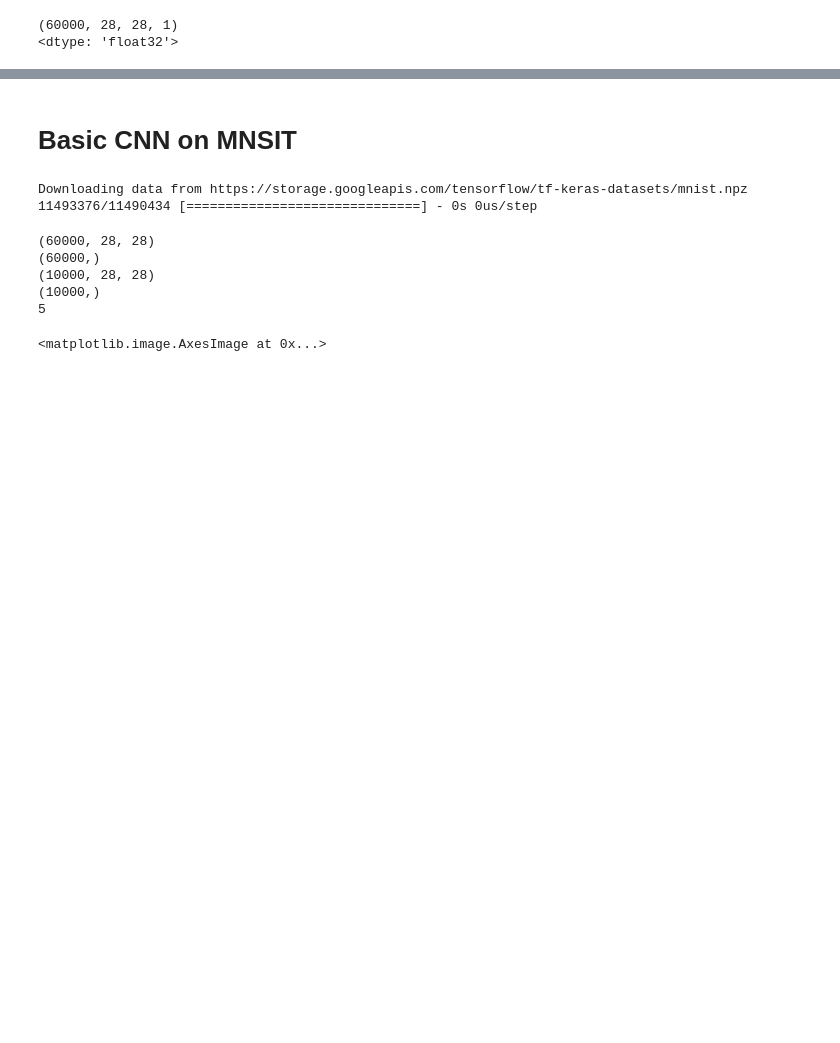
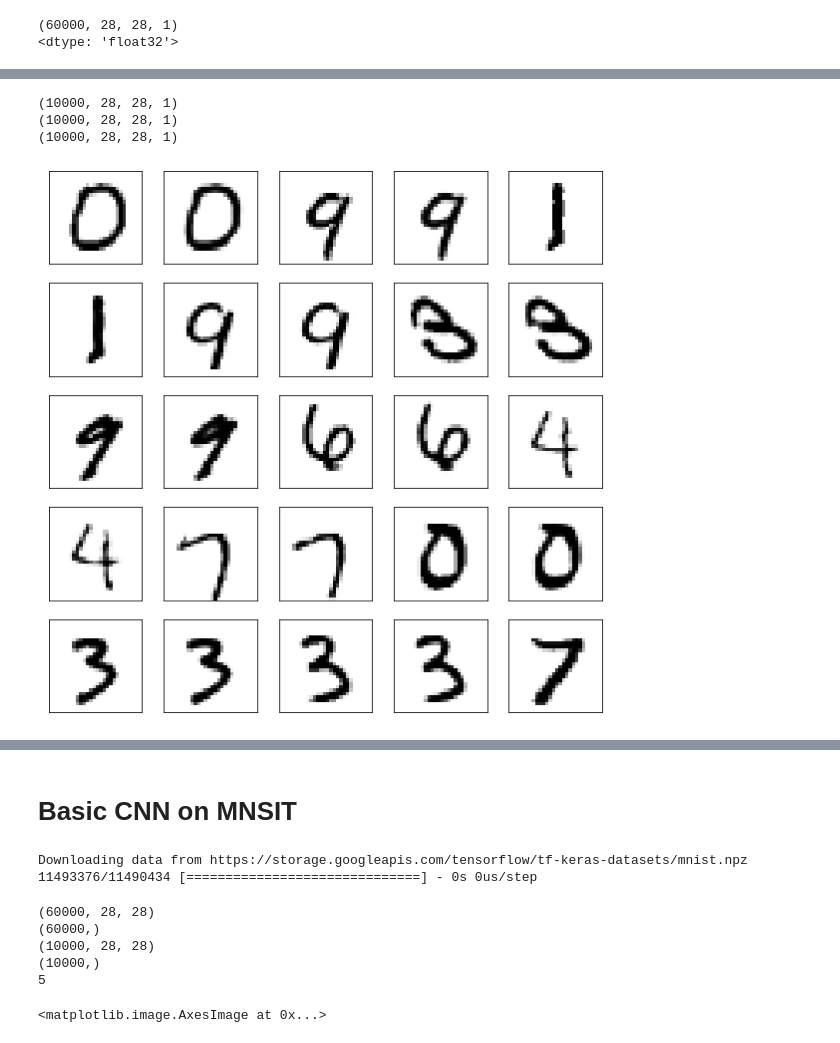
Before and after one commit to surajsrivathsa/ovgu_deeplearning, a Jupyter notebook: Assignment_8_Autoencoders.ipynb, the cells around one changed output, grey strips where cells are left out. Drawn from its saved outputs; the diff is of its cells as text; code cells hidden in the pictures; blank space fills up the shorter version.

```diff
--- a/Assignment_8_Autoencoders.ipynb
+++ b/Assignment_8_Autoencoders.ipynb
@@ -638,0 +799,3 @@ None
+# %%
+conv_model_with_batchnorm = create_conv_autoencoder_model()
+conv_model_with_batchnorm.summary()
@@ -742,0 +945,7 @@ for epoch in range(epochs):
+# %%
+evaluate_and_output_model(conv_model_with_batchnorm, tf.expand_dims(test_images_raw.astype(np.float32)/255.0, -1))
+# %% [output]
+(10000, 28, 28, 1)
+(10000, 28, 28, 1)
+(10000, 28, 28, 1)
+[figure, added]
```
Also changed, not shown: parts of 25 cells of this notebook.
